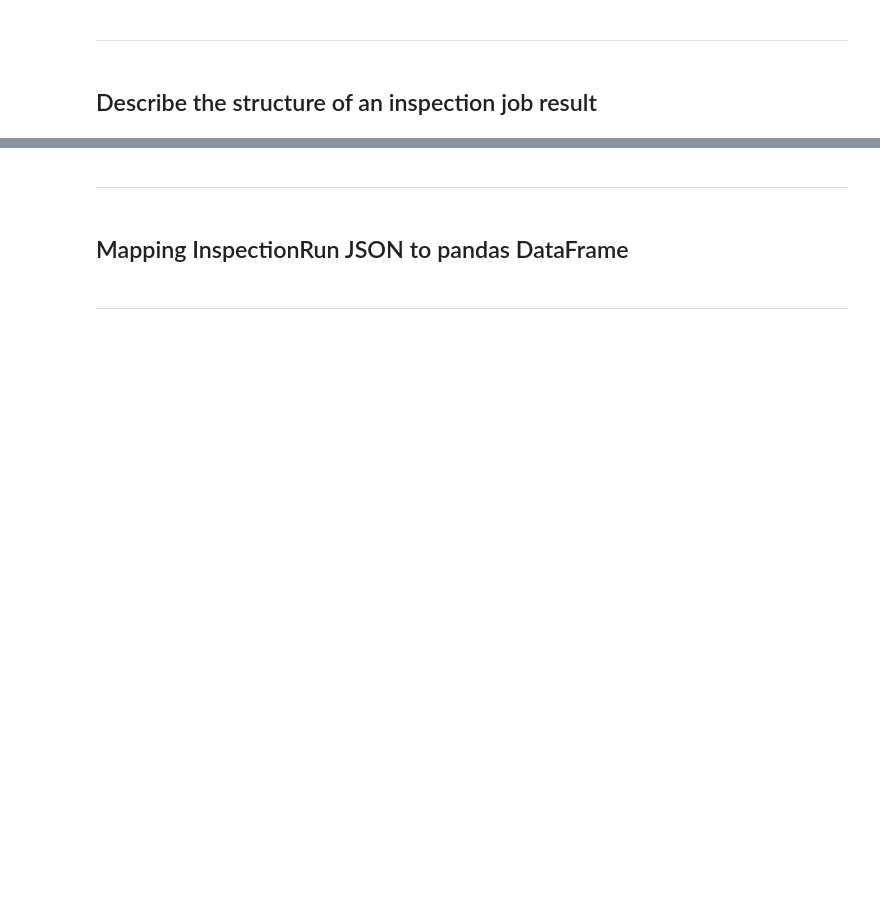
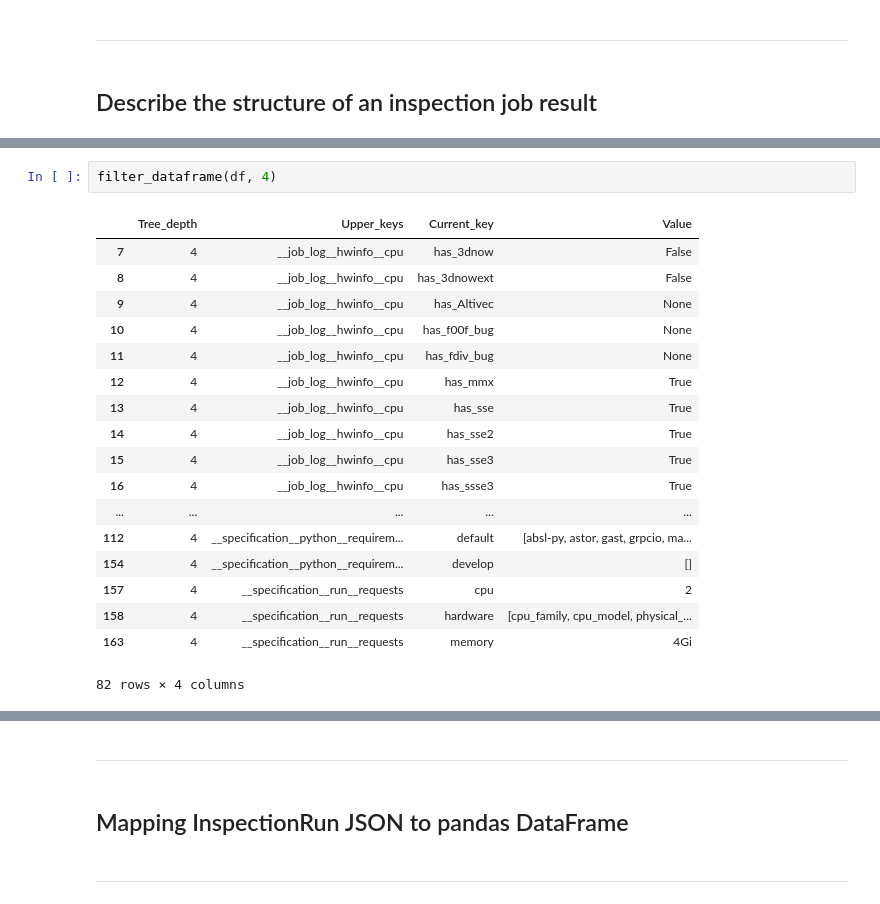
Before and after one commit to thoth-station/notebooks, a Jupyter notebook: notebooks/development/Amun InspectionRun Analysis .ipynb, the cells around one changed output, grey strips where cells are left out. Saved outputs shown, nothing was run; the diff lists cells and outputs as text; blank space fills up the shorter version.

```diff
--- a/notebooks/development/Amun InspectionRun Analysis .ipynb
+++ b/notebooks/development/Amun InspectionRun Analysis .ipynb
@@ -61,0 +145,21 @@ inspection_store.connect()
+# %%
+filter_dataframe(df, 4)
+# %% [output]
+|  | Tree_depth | Upper_keys | Current_key | Value |
+| 7 | 4 | __job_log__hwinfo__cpu | has_3dnow | False |
+| 8 | 4 | __job_log__hwinfo__cpu | has_3dnowext | False |
+| 9 | 4 | __job_log__hwinfo__cpu | has_Altivec | None |
+| 10 | 4 | __job_log__hwinfo__cpu | has_f00f_bug | None |
+| 11 | 4 | __job_log__hwinfo__cpu | has_fdiv_bug | None |
+| 12 | 4 | __job_log__hwinfo__cpu | has_mmx | True |
+| 13 | 4 | __job_log__hwinfo__cpu | has_sse | True |
+| 14 | 4 | __job_log__hwinfo__cpu | has_sse2 | True |
+| 15 | 4 | __job_log__hwinfo__cpu | has_sse3 | True |
+| 16 | 4 | __job_log__hwinfo__cpu | has_ssse3 | True |
+| ... | ... | ... | ... | ... |
+| 112 | 4 | __specification__python__requirem... | default | [absl-py, astor, gast, grpcio, ma... |
+| 154 | 4 | __specification__python__requirem... | develop | [] |
+| 157 | 4 | __specification__run__requests | cpu | 2 |
+| 158 | 4 | __specification__run__requests | hardware | [cpu_family, cpu_model, physical_... |
+| 163 | 4 | __specification__run__requests | memory | 4Gi |
+82 rows × 4 columns
```
Also changed, not shown: parts of 10 cells of this notebook, 1 other file.
